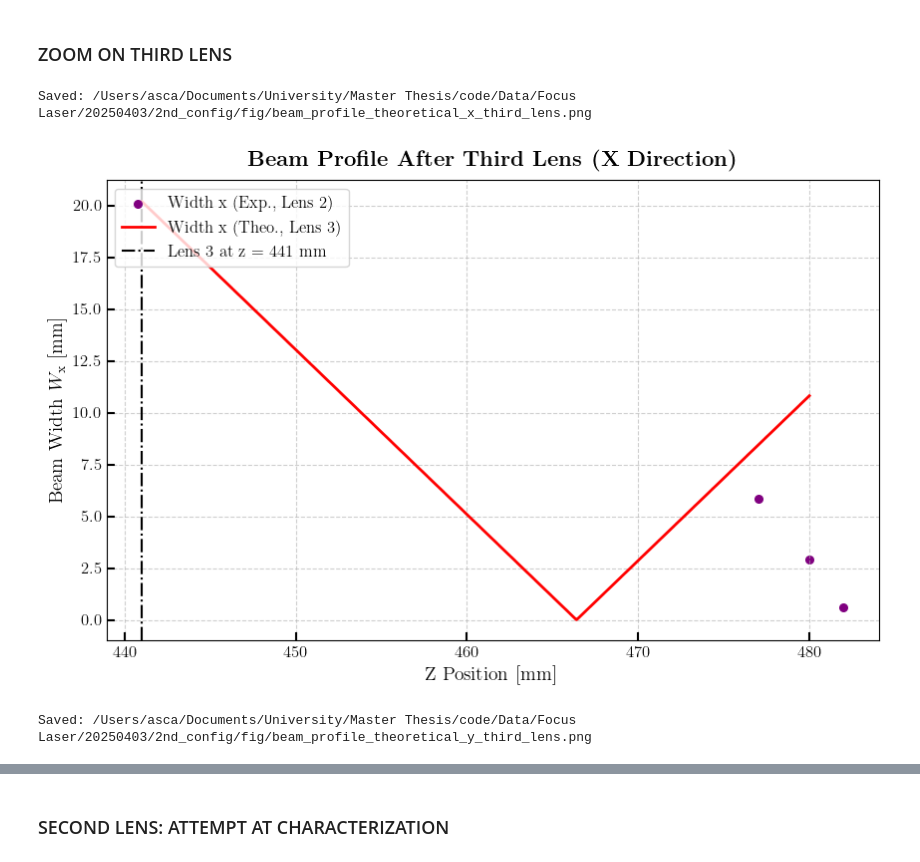
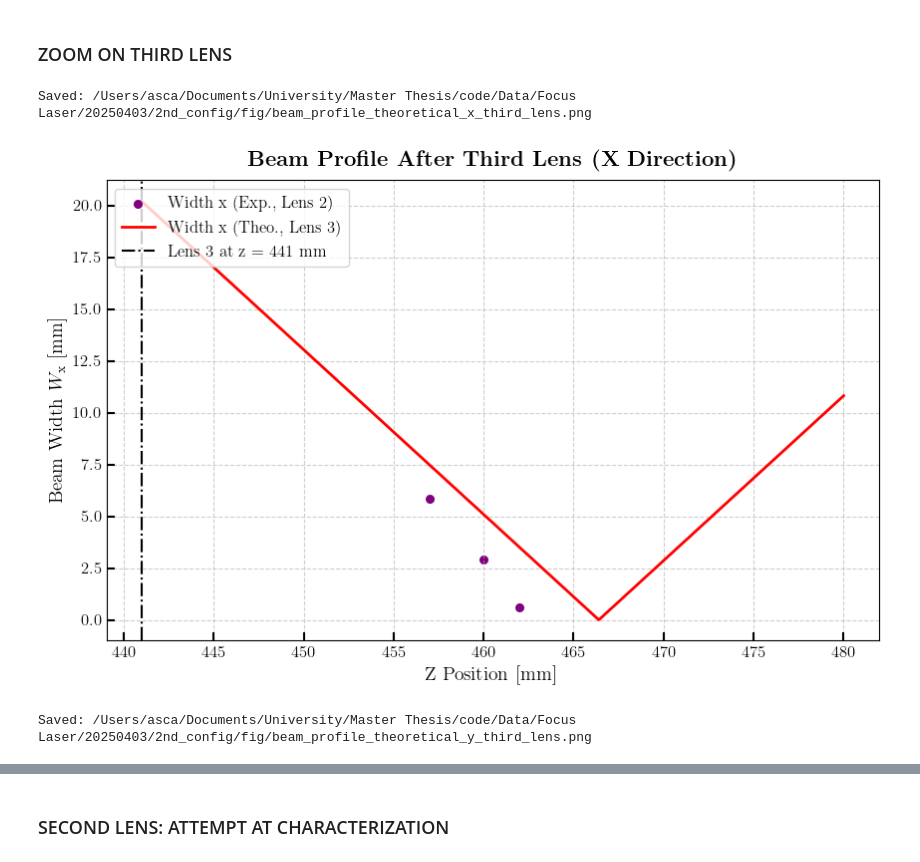
Before and after one commit to AscanioGalbiati/LISA_QPD_Gap, a Jupyter notebook: beam_profile_full_system.ipynb, the cells around one changed output, grey strips where cells are left out. Drawn from its saved outputs; the diff is of its cells as text; code cells hidden in the pictures.

```diff
--- a/beam_profile_full_system.ipynb
+++ b/beam_profile_full_system.ipynb
@@ -297,36 +297,36 @@ Saved: /Users/asca/Documents/University/Master Thesis/code/Data/Focus Laser/2025
 # Width after the third lens (z >= 441 mm)
 plt.figure(figsize=(10, 6))
 mask2 = z_values >= z_lens2
-plt.scatter(z_values[mask2]+10, width_x[mask2], color='purple', label='Width x (Exp., Lens 2)', marker='o', s=30)
+plt.scatter(z_values[mask2]-10, width_x[mask2], color='purple', label='Width x (Exp., Lens 2)', marker='o', s=30)
 plt.plot(z_theoretical3, W_theoretical3, color='red', linestyle='-', linewidth=2, label='Width x (Theo., Lens 3)')
 plt.axvline(x=z_lens3, color='k', linestyle='-.', label=f'Lens 3 at z = {z_lens3} mm')
 plt.xlabel(r'Z Position [mm]', fontsize=14)
 plt.ylabel(r'Beam Width $W_{\rm{x}}$ [mm]', fontsize=14)
 plt.title(r'\textbf{Beam Profile After Third Lens (X Direction)}', fontsize=16, fontweight='bold', pad=10)
 plt.legend(loc='upper left', fontsize=12, frameon=True)
 plt.tick_params(axis='both', which='major', labelsize=12, length=6, width=1.5, direction='in')
 plt.grid(True, linestyle='--', alpha=0.6)
 save_third_lens = os.path.join(fig_dir, "beam_profile_theoretical_x_third_lens.png")
 plt.savefig(save_third_lens, dpi=300, bbox_inches='tight', facecolor='white')
 print(f"Saved: {save_third_lens}")
 plt.show()
 
 plt.figure(figsize=(10, 6))
 mask2 = z_values >= z_lens2
-plt.scatter(z_values[mask2]+10, width_y[mask2], color='purple', label='Width y (Exp., Lens 2)', marker='o', s=30)
+plt.scatter(z_values[mask2]-10, width_y[mask2], color='purple', label='Width y (Exp., Lens 2)', marker='o', s=30)
 plt.plot(z_theoretical3, W_theoretical3, color='red', linestyle='-', linewidth=2, label='Width y (Theo., Lens 3)')
 plt.axvline(x=z_lens3, color='k', linestyle='-.', label=f'Lens 3 at z = {z_lens3} mm')
 plt.xlabel(r'Z Position [mm]', fontsize=14)
 plt.ylabel(r'Beam Width $W_{\rm{y}}$ [mm]', fontsize=14)
 plt.title(r'\textbf{Beam Profile After Third Lens (Y Direction)}', fontsize=16, fontweight='bold', pad=10)
 plt.legend(loc='upper left', fontsize=12, frameon=True)
 plt.tick_params(axis='both', which='major', labelsize=12, length=6, width=1.5, direction='in')
 plt.grid(True, linestyle='--', alpha=0.6)
 save_third_lens = os.path.join(fig_dir, "beam_profile_theoretical_y_third_lens.png")
 plt.savefig(save_third_lens, dpi=300, bbox_inches='tight', facecolor='white')
 print(f"Saved: {save_third_lens}")
 plt.show()
 # %% [output]
 Saved: /Users/asca/Documents/University/Master Thesis/code/Data/Focus Laser/20250403/2nd_config/fig/beam_profile_theoretical_x_third_lens.png
-[figure, old version]
+[figure, new version]
 Saved: /Users/asca/Documents/University/Master Thesis/code/Data/Focus Laser/20250403/2nd_config/fig/beam_profile_theoretical_y_third_lens.png
```
Also changed, not shown: parts of 2 cells of this notebook, 6 other files.
